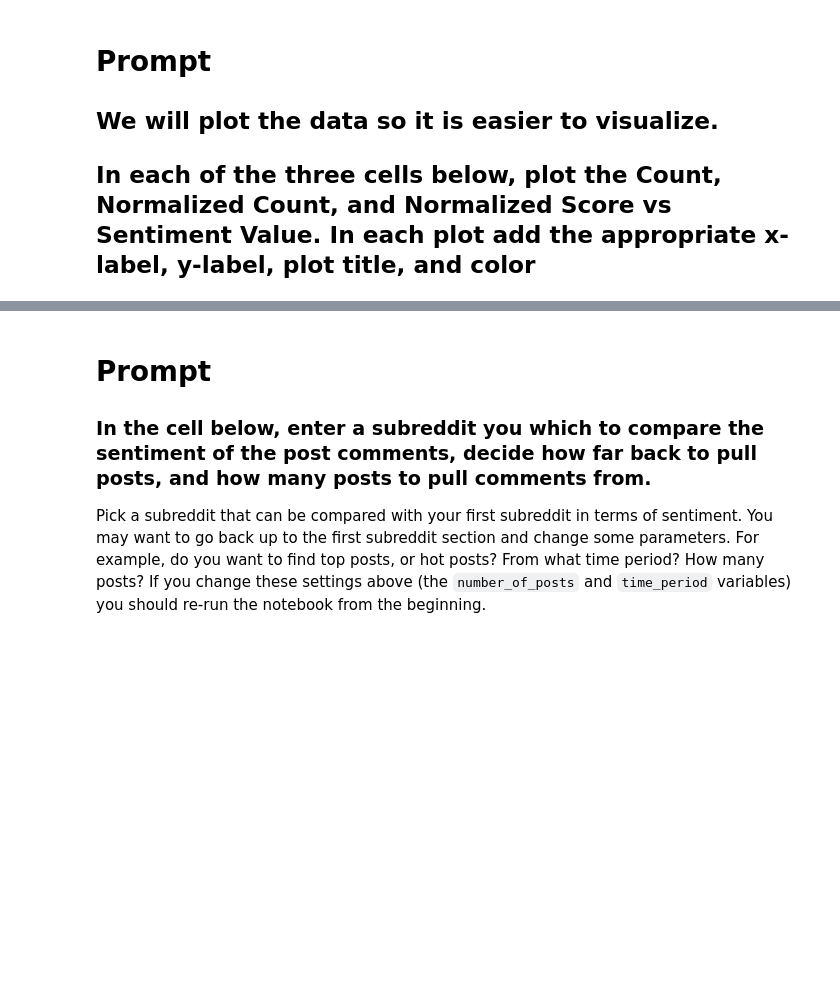
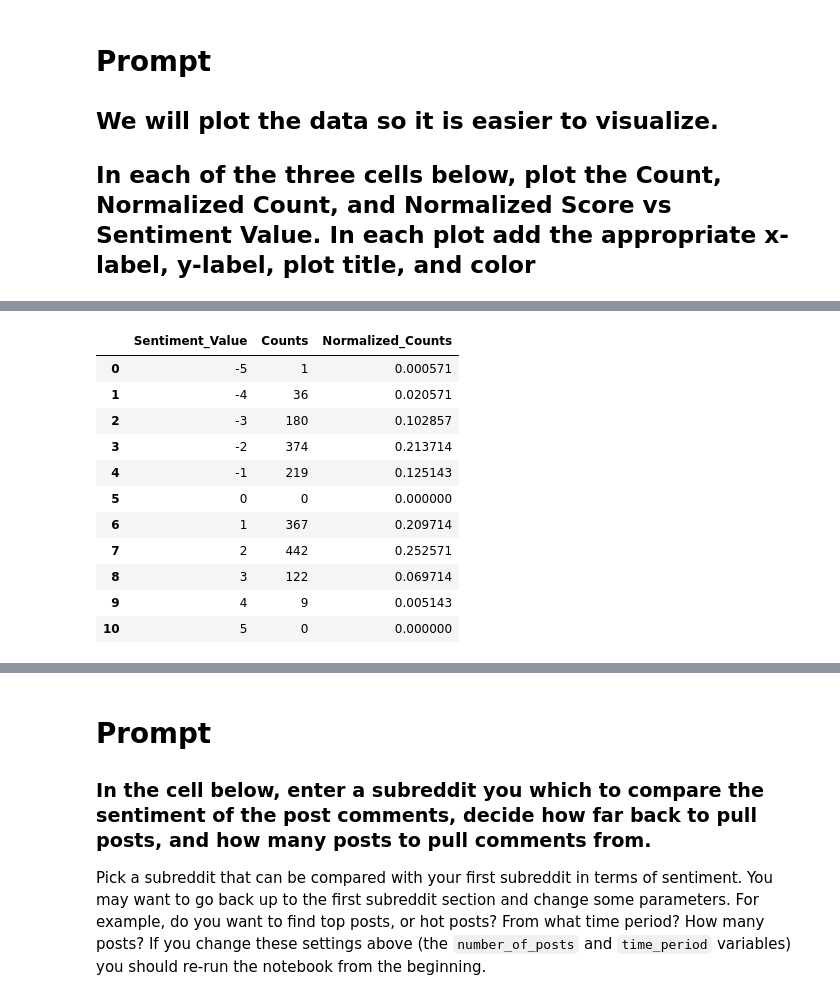
Before and after one commit to ebayandelger/MSDS600, a Jupyter notebook: Reddit_Sentiment_Assignment.ipynb, the cells around one changed output, grey strips where cells are left out. Cells and saved outputs as stored; diff of their text form; code cells hidden in the pictures; blank space fills up the shorter version.

```diff
--- a/Reddit_Sentiment_Assignment.ipynb
+++ b/Reddit_Sentiment_Assignment.ipynb
@@ -239 +251,17 @@ plt.show()
+# %%
+comment_sentiment_df['Normalized_Counts'] = comment_sentiment_df['Counts'] / comment_sentiment_df['Counts'].sum()  # Normalize the Count
+comment_sentiment_df
+# %% [output]
+|  | Sentiment_Value | Counts | Normalized_Counts |
+| 0 | -5 | 1 | 0.000571 |
+| 1 | -4 | 36 | 0.020571 |
+| 2 | -3 | 180 | 0.102857 |
+| 3 | -2 | 374 | 0.213714 |
+| 4 | -1 | 219 | 0.125143 |
+| 5 | 0 | 0 | 0.000000 |
+| 6 | 1 | 367 | 0.209714 |
+| 7 | 2 | 442 | 0.252571 |
+| 8 | 3 | 122 | 0.069714 |
+| 9 | 4 | 9 | 0.005143 |
+| 10 | 5 | 0 | 0.000000 |
 # %%
```
Also changed, not shown: parts of 12 cells of this notebook.
